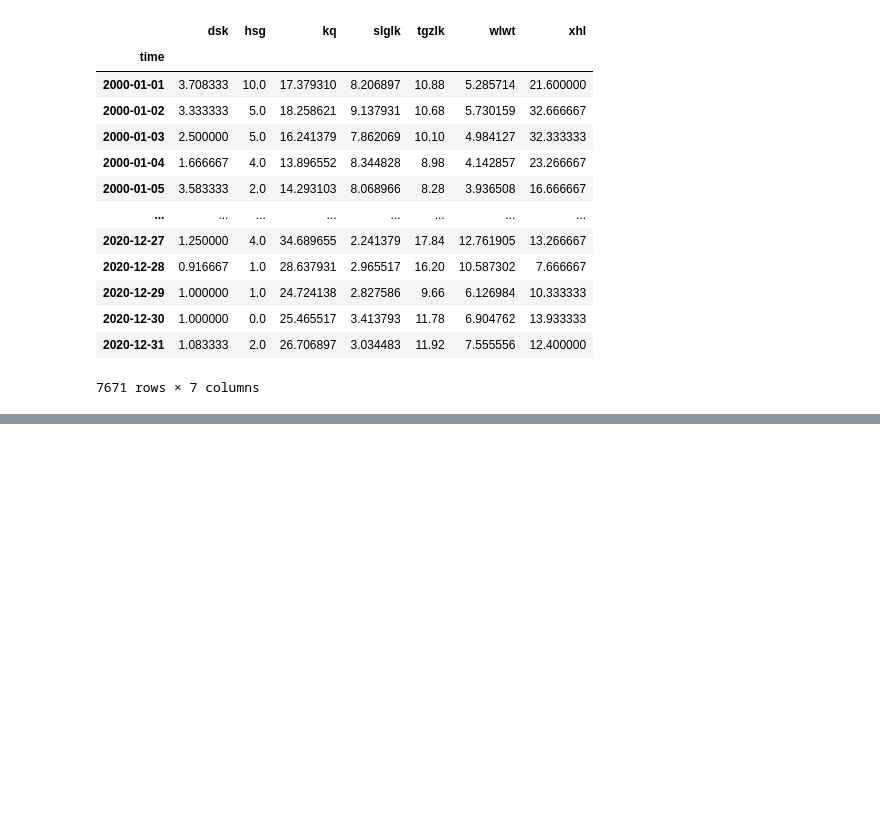
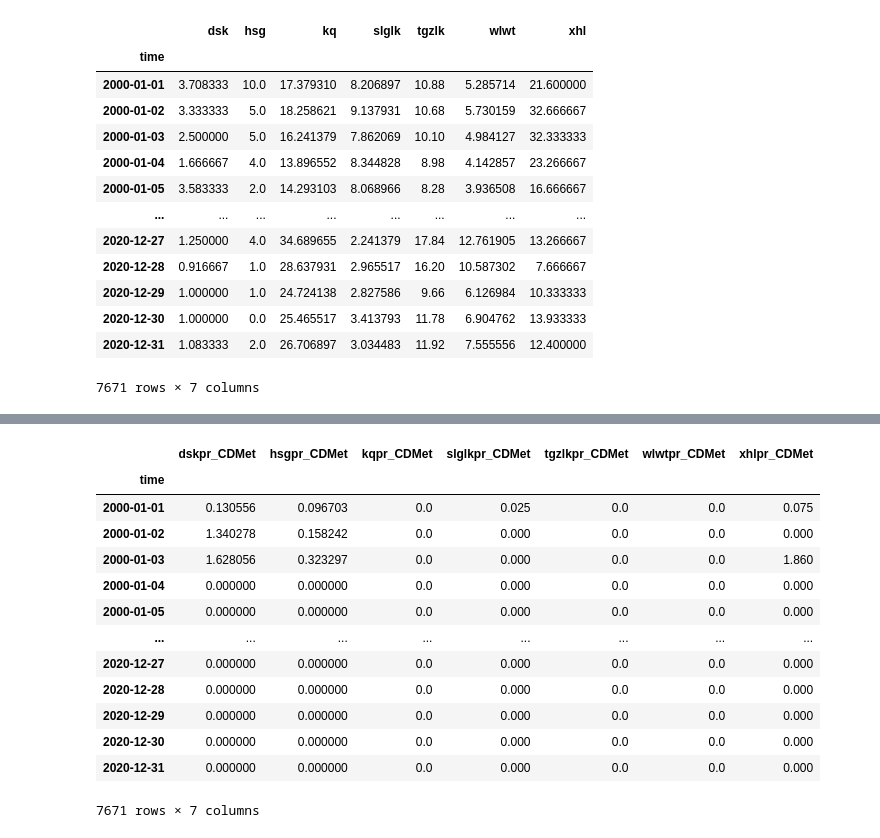
Before and after one commit to Dongdong001122/daily_river_runoff_projection_tarim, a Jupyter notebook: process_CMIP6_2.ipynb, the cells around one changed output, grey strips where cells are left out. Drawn from its saved outputs; the diff is of its cells as text; code cells hidden in the pictures; blank space fills up the shorter version.

```diff
--- a/process_CMIP6_2.ipynb
+++ b/process_CMIP6_2.ipynb
@@ -59,46 +109,25 @@ hist_CMIP6_pr  = pd.read_csv(r"J:\CMIP6_r1i1p1f1\variable_model_df\pr_day_BCC-CS
 # %%
-def is_leap_year(year):
-    """Check if a given year is a leap year."""
-    return (year % 4 == 0 and year % 100 != 0) or (year % 400 == 0)
-
-def correct_time_column(df):
-    df['time'] = pd.to_datetime(df['time'])
-    # Create a list to hold the corrected time values
-    corrected_time = []
-
-    # Group by year and month
-    for period, group in df.groupby(df['time'].dt.to_period('M')):
-        year = period.year
-        month = period.month
-
-        # Determine the number of days in the month
-        if month == 2:  # February
-            days_in_month = 29 if is_leap_year(year) else 28
-        elif month in [4, 6, 9, 11]:  # April, June, September, November
-            days_in_month = 30
-        else:  # All other months
-            days_in_month = 31
-
-        # Generate sequential days for the month
-        day_sequence = pd.date_range(
-            start=f"{year}-{month:02d}-01", periods=days_in_month, freq='D'
-        )
-
-        # Trim or repeat the sequence to match the group size
-        if len(group) <= len(day_sequence):
-            corrected_time.extend(day_sequence[:len(group)])
-        else:
-            # Repeat last day if group size exceeds number of days in the month
-            corrected_time.extend(day_sequence.tolist() + [day_sequence[-1]] * (len(group) - len(day_sequence)))
-
-    # Assign the corrected time to the dataframe
-    if len(corrected_time) != len(df):
-        raise ValueError("Corrected time length does not match the DataFrame length.")
-    df['time'] = corrected_time
-    return df
-
-# Apply the correction
-hist_CMIP6_tas = correct_time_column(hist_CMIP6_tas)
-hist_CMIP6_pr = correct_time_column(hist_CMIP6_pr)
-hist_CMIP6_tas= hist_CMIP6_tas[hist_CMIP6_tas['time']>=pd.to_datetime('2000-01-01')]
-hist_CMIP6_pr = hist_CMIP6_pr[hist_CMIP6_pr['time']>=pd.to_datetime('2000-01-01')]
+CDMet_pr_df = pd.read_csv(r"H:\CDMet\CDMet_pr_combined_df.csv", index_col=0)
+CDMet_tm_df = pd.read_csv(r"H:\CDMet\CDMet_tm_combined_df.csv", index_col=0)
+CDMet_pr_df['time'] = pd.date_range(start='2000-01-01', end='2020-12-31', freq='D')
+CDMet_tm_df['time'] = pd.date_range(start='2000-01-01', end='2020-12-31', freq='D')
+CDMet_pr_df.set_index('time', inplace=True)
+CDMet_tm_df.set_index('time', inplace=True)
+CDMet_pr_df.columns = [x+"pr_CDMet" for x in CDMet_pr_df.columns]
+CDMet_tm_df.columns = [x+"tm_CDMet" for x in CDMet_tm_df.columns]
+CDMet_pr_df
+# %% [output]
+|  | dskpr_CDMet | hsgpr_CDMet | kqpr_CDMet | slglkpr_CDMet | tgzlkpr_CDMet | wlwtpr_CDMet | xhlpr_CDMet |
+| time |  |  |  |  |  |  |  |
+| 2000-01-01 | 0.130556 | 0.096703 | 0.0 | 0.025 | 0.0 | 0.0 | 0.075 |
+| 2000-01-02 | 1.340278 | 0.158242 | 0.0 | 0.000 | 0.0 | 0.0 | 0.000 |
+| 2000-01-03 | 1.628056 | 0.323297 | 0.0 | 0.000 | 0.0 | 0.0 | 1.860 |
+| 2000-01-04 | 0.000000 | 0.000000 | 0.0 | 0.000 | 0.0 | 0.0 | 0.000 |
+| 2000-01-05 | 0.000000 | 0.000000 | 0.0 | 0.000 | 0.0 | 0.0 | 0.000 |
+| ... | ... | ... | ... | ... | ... | ... | ... |
+| 2020-12-27 | 0.000000 | 0.000000 | 0.0 | 0.000 | 0.0 | 0.0 | 0.000 |
+| 2020-12-28 | 0.000000 | 0.000000 | 0.0 | 0.000 | 0.0 | 0.0 | 0.000 |
+| 2020-12-29 | 0.000000 | 0.000000 | 0.0 | 0.000 | 0.0 | 0.0 | 0.000 |
+| 2020-12-30 | 0.000000 | 0.000000 | 0.0 | 0.000 | 0.0 | 0.0 | 0.000 |
+| 2020-12-31 | 0.000000 | 0.000000 | 0.0 | 0.000 | 0.0 | 0.0 | 0.000 |
+7671 rows × 7 columns
```
Also changed, not shown: parts of 11 cells of this notebook, 1 other file.
